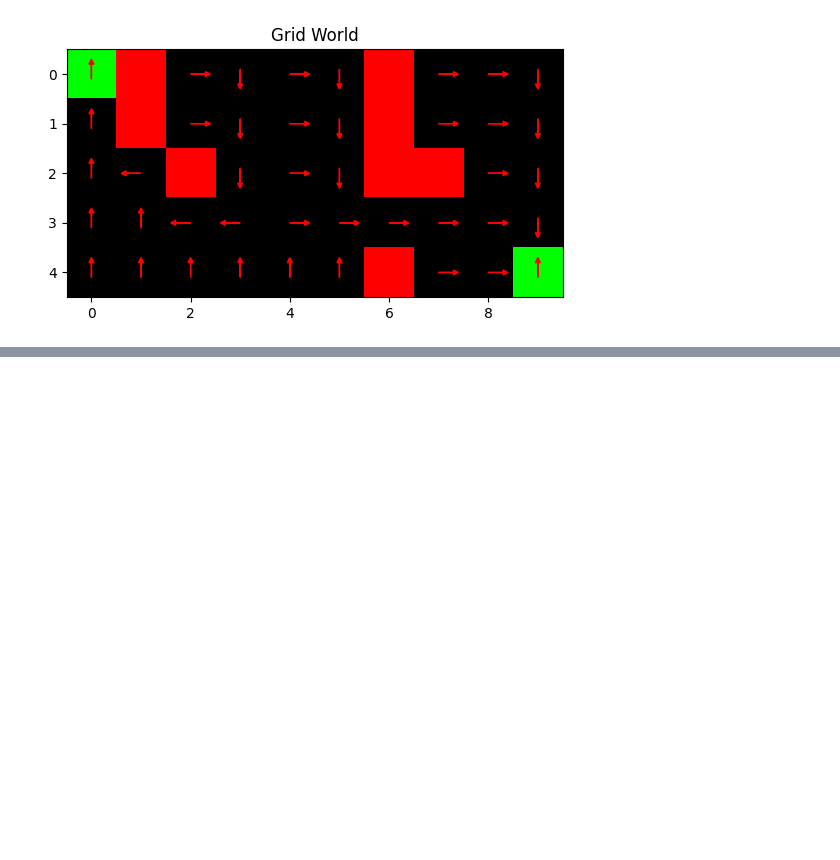
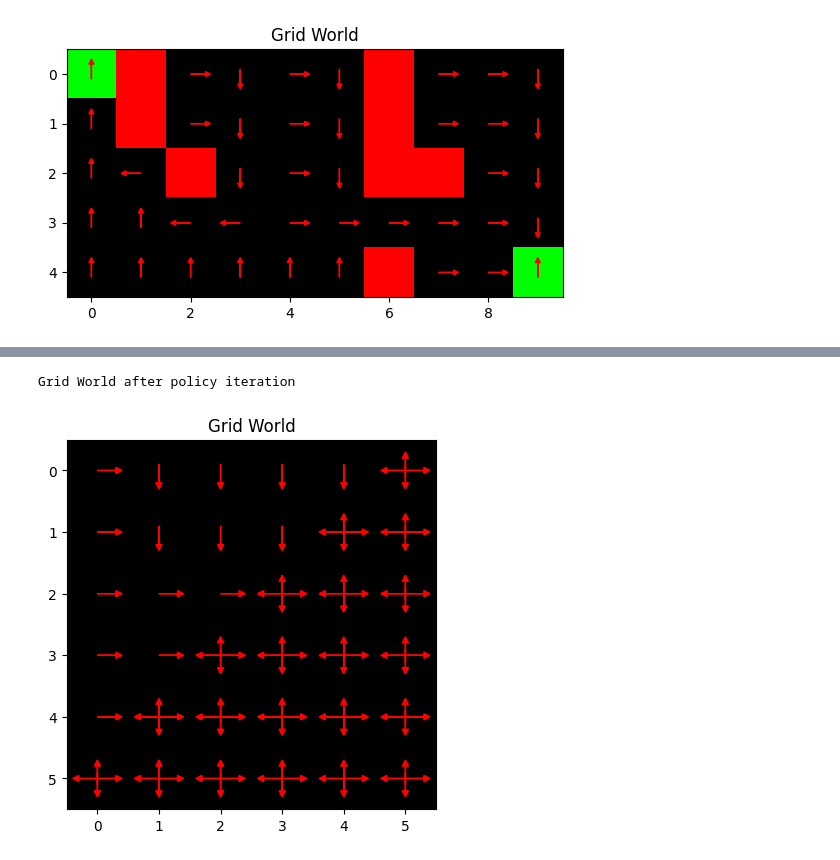
Before and after one commit to Hadartalisr/RL, a Jupyter notebook: ValueIteration/Grid.ipynb, the cells around one changed output, grey strips where cells are left out. Drawn from its saved outputs; the diff is of its cells as text; code cells hidden in the pictures; blank space fills up the shorter version.

```diff
--- a/ValueIteration/Grid.ipynb
+++ b/ValueIteration/Grid.ipynb
@@ -421,0 +360,17 @@ print(rewards)
+# %%
+pi = initialize_expert_policy(P)
+h = w = number_of_steps + 1
+V = value_iteration(R, P, gamma, pi, 0.5, 10)
+pi = calculate_greedy_policy(V, R, P, gamma)
+print("Grid World after policy iteration")
+
+# set pi(s) = 5 for all (i,j) where i+j >= number_of_steps
+for i in range(h):
+    for j in range(w):
+        if i+j >= number_of_steps:
+            pi[get_state_number(i, j, h, w)] = 5
+
+draw_grid(h, w, [], [], pi)
+# %% [output]
+Grid World after policy iteration
+[figure, added]
```
Also changed, not shown: parts of 8 cells of this notebook.
